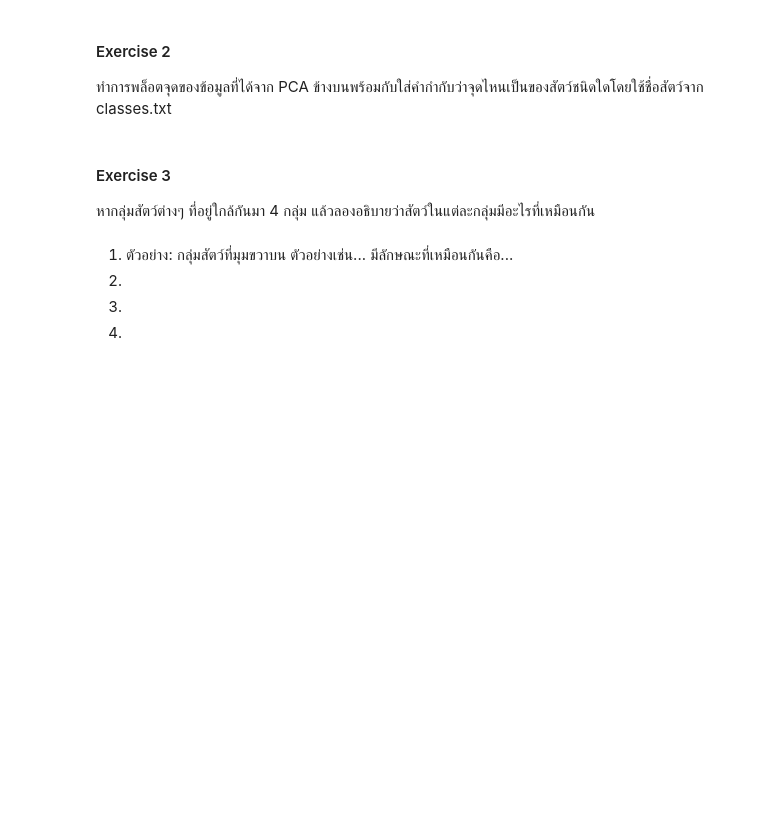
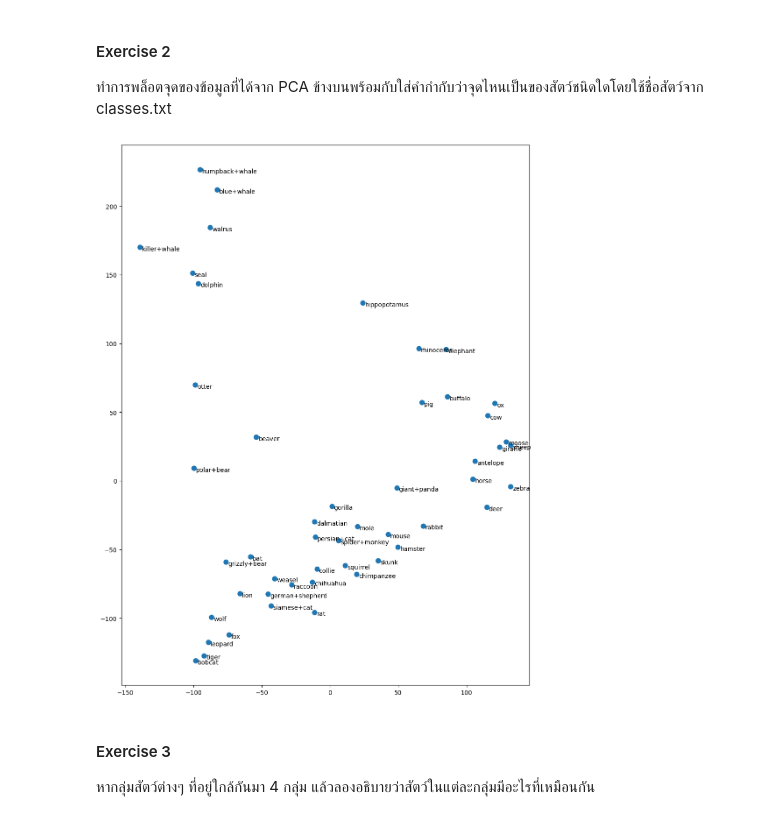
Before and after one commit to AthithepSuksupsri/229351_Lab, a Jupyter notebook: สำเนาของ_229351_LAB03_02.ipynb, the cells around one changed output. Drawn from its saved outputs; the diff is of its cells as text; code cells hidden in the pictures; blank space fills up the shorter version.

```diff
--- a/สำเนาของ_229351_LAB03_02.ipynb
+++ b/สำเนาของ_229351_LAB03_02.ipynb
@@ -48,16 +80,35 @@ $$ \Sigma =
 \end{pmatrix}
  $$
 # %%
-# TODO: enter code here
+## TODO: enter code here
 
-# 1. Center ข้อมูล สมมติว่า data_c คือ normalized (centered) data
+## 1. Center ข้อมูล สมมติว่า data_c คือ normalized (centered) data
+data_c =data - np.mean(data, axis=0)
 
-# 2. หา covariance matrix
+# print(Data_c, '<Data_c')
 
-# 3. Decompose the covariance matrix UDU^T
+## 2. หา covariance matrix
+data_cov = np.cov(data_c, rowvar = False)
 
-# 4. ดึง column ของ U ที่ประกอบไปด้วย eigenvector สองตัวที่มีค่า eigenvalue สูงที่สุด
+# print(Data_c, '<Data_c')
 
-# 5. เอา data_c ไปทำ projection ทิศทางของ eigenvector ใน U
+## 3. Decompose the covariance matrix UDU^T
+specData_cov = np.linalg.eigh(data_cov)
 
-# Result: a (50,2) matrix
+# specData_cov
+
+## 4. ดึง column ของ U ที่ประกอบไปด้วย eigenvector สองตัวที่มีค่า eigenvalue สูงที่สุด
+D = specData_cov[0]
+U = specData_cov[1]
+
+# print(D)
+# print(U)
+
+## 5. เอา data_c ไปทำ projection ทิศทางของ eigenvector ใน U
+U_23 = U[:,-2:]
+data2 = data_c @ U_23
+
+print(data2)
+
+##Result: a (50,2) matrix
+data2.shape
@@ -75,29 +168,27 @@ $$ \Sigma =
 # %%
 # กำหนดขนาดของรูป
 plt.figure(figsize=(12,16))
 
 # จงเติม argument ที่เหมาะสมในวงเล็บข้างล่างนี้
 # รูปแบบของฟังก์ชันคือ plt.scatter(numpy array ของ x-coordinate, numpy array ของ y-coordinate)
-plt.scatter( #TODO: 1st column of your 50x2 matrix, #TODO: 2nd column of your 50x2 matrix )
+plt.scatter(data2[:,0], data2[:,1], s=60);
 
 # for loop เพื่อใส่คำกำกับ (annotate) ชื่อสัตว์ของแต่ละจุด วนให้ครบสัตว์ทุกชนิดที่อยู่ใน classes
 # ใส่ numpy array ที่ผ่านการทำ PCA แล้วลงในตำแหน่งที่ระบุเพื่อบอกพิกัดที่ต้องวางคำกำกับ
+
 for i in range(50):
   plt.annotate(
           classes[i,1],
-          xy=(#TODO: YOUR_MATRIX[i,0],
-              #TODO YOUR_MATRIX[i,1]),
+          xy=(data2[i,0],
+              data2[i,1]),
               xytext=(5, -8),
               textcoords='offset pixels')
 
 
 plt.show()
+# %% [output]
+[figure, added]
 # %% [markdown]
 #### Exercise 3
 
 หากลุ่มสัตว์ต่างๆ ที่อยู่ใกล้กันมา 4 กลุ่ม แล้วลองอธิบายว่าสัตว์ในแต่ละกลุ่มมีอะไรที่เหมือนกัน
-# %% [markdown]
-1. ตัวอย่าง: กลุ่มสัตว์ที่มุมขวาบน ตัวอย่างเช่น... มีลักษณะที่เหมือนกันคือ...
-2.
-3.
-4.
```
Also changed, not shown: parts of 7 cells of this notebook.
